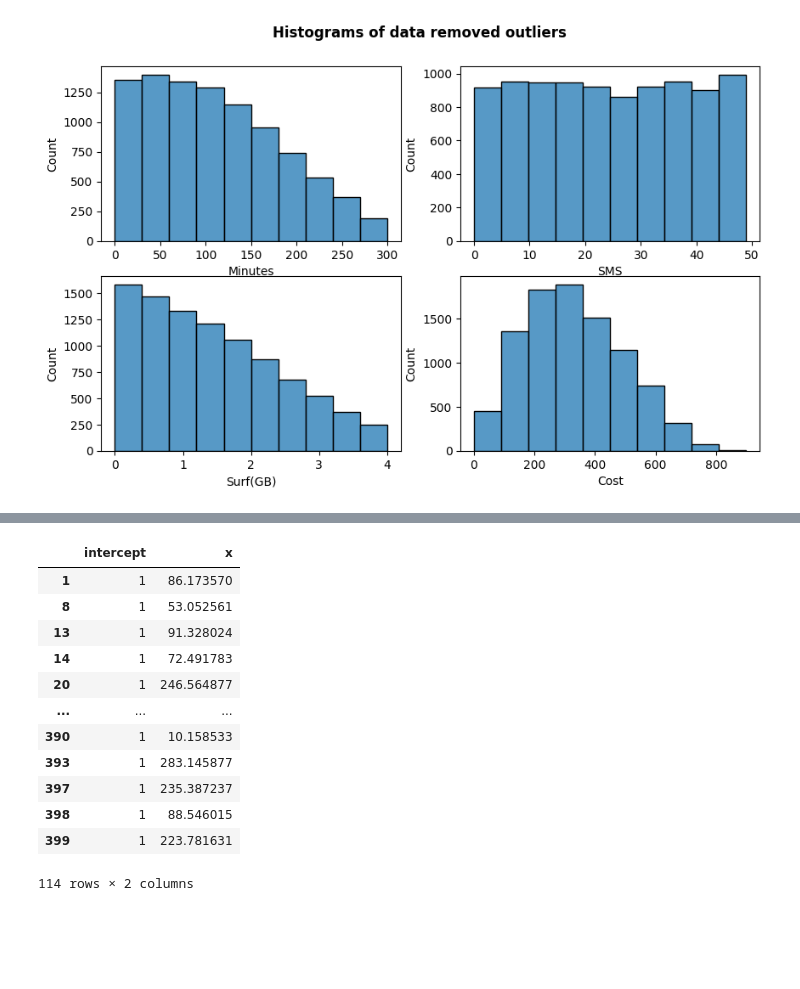
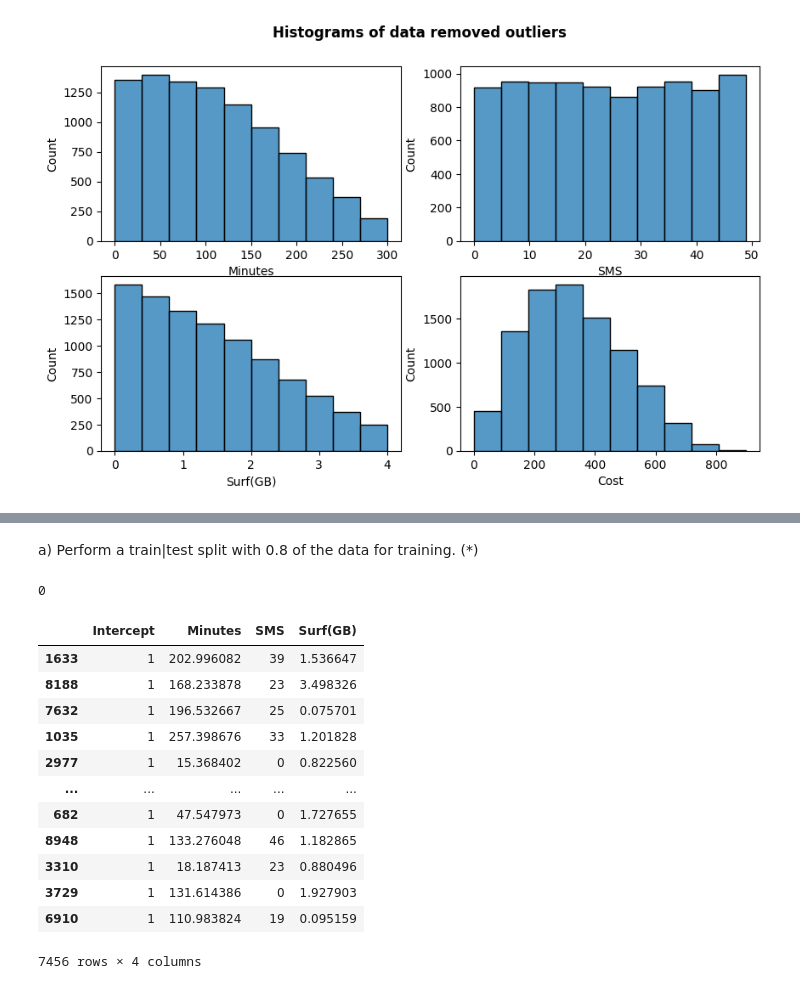
Before and after one commit to yuna-liu/Maskininlarning-Yuna-Liu, a Jupyter notebook: Exercises/E00_linear_regression.ipynb, the cells around one changed output, grey strips where cells are left out. Drawn from its saved outputs; the diff is of its cells as text; code cells hidden in the pictures; blank space fills up the shorter version.

```diff
--- a/Exercises/E00_linear_regression.ipynb
+++ b/Exercises/E00_linear_regression.ipynb
@@ -567,18 +549,25 @@ X_train_intercept
-# %%
-X_test_intercept = pd.DataFrame(X_test)
-X_test_intercept.insert(0, 'intercept', 1)
-X_test_intercept
-# %% [output]
-|  | intercept | x |
-| 1 | 1 | 86.173570 |
-| 8 | 1 | 53.052561 |
-| 13 | 1 | 91.328024 |
-| 14 | 1 | 72.491783 |
-| 20 | 1 | 246.564877 |
-| ... | ... | ... |
-| 390 | 1 | 10.158533 |
-| 393 | 1 | 283.145877 |
-| 397 | 1 | 235.387237 |
-| 398 | 1 | 88.546015 |
-| 399 | 1 | 223.781631 |
-114 rows × 2 columns
+# %% [markdown]
+a) Perform a train|test split with 0.8 of the data for training. (*)
+# %%
+df5 = df4_remove_outliers.copy()
+X_train, X_test, y_train, y_test = train_test_split(df5.iloc[:,-6:-2], df5.iloc[:, -2:-1], train_fraction=0.8)
+# %%
+X_train.index.isin(X_test.index).sum()
+# %% [output]
+0
+# %%
+X_train
+# %% [output]
+|  | Intercept | Minutes | SMS | Surf(GB) |
+| 1633 | 1 | 202.996082 | 39 | 1.536647 |
+| 8188 | 1 | 168.233878 | 23 | 3.498326 |
+| 7632 | 1 | 196.532667 | 25 | 0.075701 |
+| 1035 | 1 | 257.398676 | 33 | 1.201828 |
+| 2977 | 1 | 15.368402 | 0 | 0.822560 |
+| ... | ... | ... | ... | ... |
+| 682 | 1 | 47.547973 | 0 | 1.727655 |
+| 8948 | 1 | 133.276048 | 46 | 1.182865 |
+| 3310 | 1 | 18.187413 | 23 | 0.880496 |
+| 3729 | 1 | 131.614386 | 0 | 1.927903 |
+| 6910 | 1 | 110.983824 | 19 | 0.095159 |
+7456 rows × 4 columns
```
Also changed, not shown: parts of 14 cells of this notebook.
